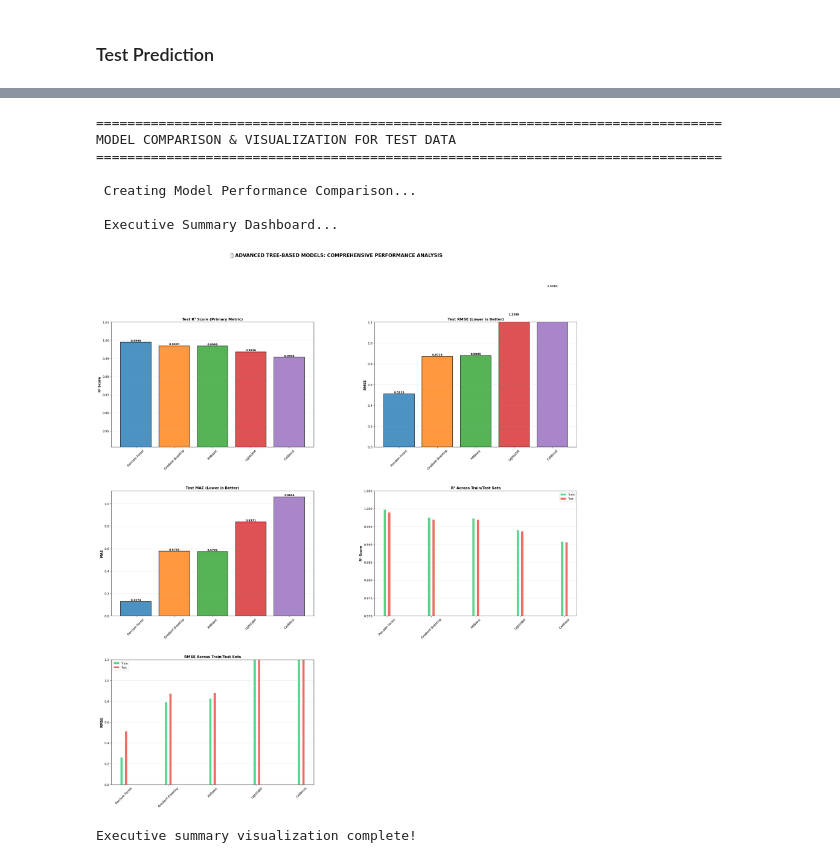
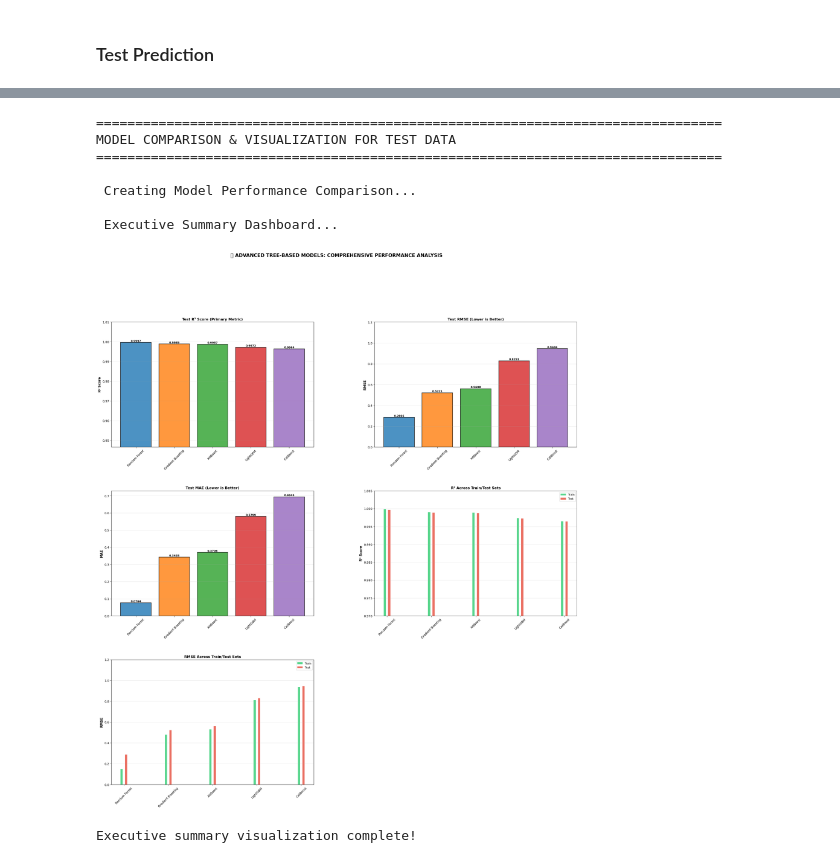
Before and after one commit to ksat-ul/AI_battery_diagnostics, a Jupyter notebook: Code/soh_prediction.ipynb, the cells around one changed output, grey strips where cells are left out. Cells and saved outputs as stored; diff of their text form; code cells hidden in the pictures.

```diff
--- a/Code/soh_prediction.ipynb
+++ b/Code/soh_prediction.ipynb
@@ -160,7 +146,8 @@ df.dropna(subset=['soh_cap'], inplace=True)
 ## Rough idea of features to use
 ## 'cyc_charged', 'age_temp', 'age_chg_rate', 'age_dischg_rate', 'energy_efficiency', 'ocv_est_start_V', 'ocv_est_end_V', 'cyc_duration_s', 'num_cycles_op'
 # %%
-df_final = df[['cyc_charged', 'age_temp', 'age_chg_rate', 'age_dischg_rate', 'ocv_est_start_V', 'ocv_est_end_V', 'cyc_duration_s', 'num_cycles_op']].copy()
+# df_final = df[['cyc_charged', 'age_temp', 'age_chg_rate', 'age_dischg_rate', 'delta_e_Wh', 'ocv_est_start_V', 'ocv_est_end_V', 'cyc_duration_s', 'num_cycles_op']].copy()
+df_final = df[['age_temp', 'age_chg_rate', 'age_dischg_rate','delta_q_Ah', 'delta_e_Wh', 'ocv_est_start_V', 'ocv_est_end_V', 't_start_degC', 't_end_degC', 'cyc_duration_s', 'num_cycles_op', 'total_e_chg_sum_Wh']].copy()
 # %%
 df_labels = df[['soh_cap', 'cap_aged_est_Ah']].copy()
 # %%
@@ -1345,7 +1347,8 @@ dtype: float64
 # %%
 df_test.dropna(subset=['soh_cap'], inplace=True)
 # %%
-df_clean = df_test[['cyc_charged', 'age_temp', 'age_chg_rate', 'age_dischg_rate', 'ocv_est_start_V', 'ocv_est_end_V', 'cyc_duration_s', 'num_cycles_op']].copy()
+#df_clean = df_test[['cyc_charged', 'age_temp', 'age_chg_rate', 'age_dischg_rate', 'delta_e_Wh', 'ocv_est_start_V', 'ocv_est_end_V', 'cyc_duration_s', 'num_cycles_op']].copy()
+df_clean = df_test[df_final.columns]
 # %%
 df_clean.isna().sum().sum()
 # %% [output]
@@ -1620,0 +1702,35 @@ ax6.grid(True, alpha=0.3, axis='y')
+# %%
+print("\n" + "="*80)
+print("Important Plot: R² Score Comparison Across Train/Test Sets")
+print("Shows overfitting on the training data and thus performance drops on unseen data. \nStill some models are performing well on the test set, indicating good generalization.")
+print("="*80)
+# R² Score Across All Sets
+
+fig = plt.figure(figsize=(12, 12))
+# gs = fig.add_gridspec(3, 2, hspace=0.35, wspace=0.3)
+colors = ['#1f77b4', '#ff7f0e', '#2ca02c', '#d62728', '#9467bd']
+
+# ax5 = fig.add_subplot(gs[1, 1])
+x = np.arange(len(model_names))
+width = 0.25
+train_r2 = [results_dict[m]['train_r2'] for m in model_names]
+# val_r2 = [results_dict[m]['val_r2'] for m in model_names]
+test_r2 = test_r2_scores
+
+bar4 = plt.bar(x - width, train_r2, width, label='Train', alpha=0.8, color='#2ecc71')
+bar5 = plt.bar(x + width, test_r2, width, label='Test', alpha=0.8, color='#e74c3c')
+plt.ylabel('R² Score', fontweight='bold', fontsize=11)
+plt.title('R² Across Train/Test Sets', fontweight='bold', fontsize=12)
+plt.xticks(x, model_names, rotation=45)
+plt.legend(loc='best', fontsize=9)
+plt.grid(True, alpha=0.3, axis='y')
+# Add value labels
+for bar, val in zip(bar4, train_r2):
+    height = bar.get_height()
+    plt.text(bar.get_x() + bar.get_width()/2., height,
+            f'{val:.4f}', ha='center', va='bottom', fontweight='bold', fontsize=9)
+for bar, val in zip(bar5, test_r2):
+    height = bar.get_height()
+    plt.text(bar.get_x() + bar.get_width()/2., height,
+            f'{val:.4f}', ha='center', va='bottom', fontweight='bold', fontsize=9)
+#plt.ylim([0.97, 1.005])
@@ -1641,7 +1764,7 @@ print("\n Creating Model Performance Comparison...")
 # print(results_summary.round(6))
 
 # ============================================================================
-# 7.2: EXECUTIVE SUMMARY - KEY METRICS COMPARISON
+# EXECUTIVE SUMMARY - KEY METRICS COMPARISON
 # ============================================================================
 print("\n Executive Summary Dashboard...")
 
@@ -1790,33 +1913,33 @@ ax6.grid(True, alpha=0.3, axis='y')
 # sorted_scores = [composite_scores[i] for i in sorted_indices]
 
 # bars9 = ax9.barh(range(len(sorted_models)), sorted_scores, color=[colors[i] for i in sorted_indices],
 #                  alpha=0.8, edgecolor='black', linewidth=1.5)
 # ax9.set_yticks(range(len(sorted_models)))
 # ax9.set_yticklabels(sorted_models)
 # ax9.set_xlim(right=1.1)
 # ax9.set_xlabel('Composite Score (80% R², 20% Speed)', fontweight='bold', fontsize=11)
 # ax9.set_title('Overall Model Ranking', fontweight='bold', fontsize=12)
 # ax9.grid(True, alpha=0.3, axis='x')
 # # Add value labels
 # for i, (bar, val) in enumerate(zip(bars9, sorted_scores)):
 #     ax9.text(val, bar.get_y() + bar.get_height()/2,
 #             f'{val:.4f}', ha='left', va='center', fontweight='bold', fontsize=10,
 #             bbox=dict(boxstyle='round,pad=0.3', facecolor='white', alpha=0.8))
 
-fig.suptitle('🎯 ADVANCED TREE-BASED MODELS: COMPREHENSIVE PERFORMANCE ANALYSIS',
+fig.suptitle('ADVANCED TREE-BASED MODELS: COMPREHENSIVE PERFORMANCE ANALYSIS',
             fontsize=16, fontweight='bold', y=0.995)
 
 plt.tight_layout()
 plt.show()
 
 print("Executive summary visualization complete!")
 # %% [output]
 ================================================================================
 MODEL COMPARISON & VISUALIZATION FOR TEST DATA
 ================================================================================
 
  Creating Model Performance Comparison...
 
  Executive Summary Dashboard...
-[figure, old version]
+[figure, new version]
 Executive summary visualization complete!
```
Also changed, not shown: parts of 28 cells of this notebook, 1 other file.
